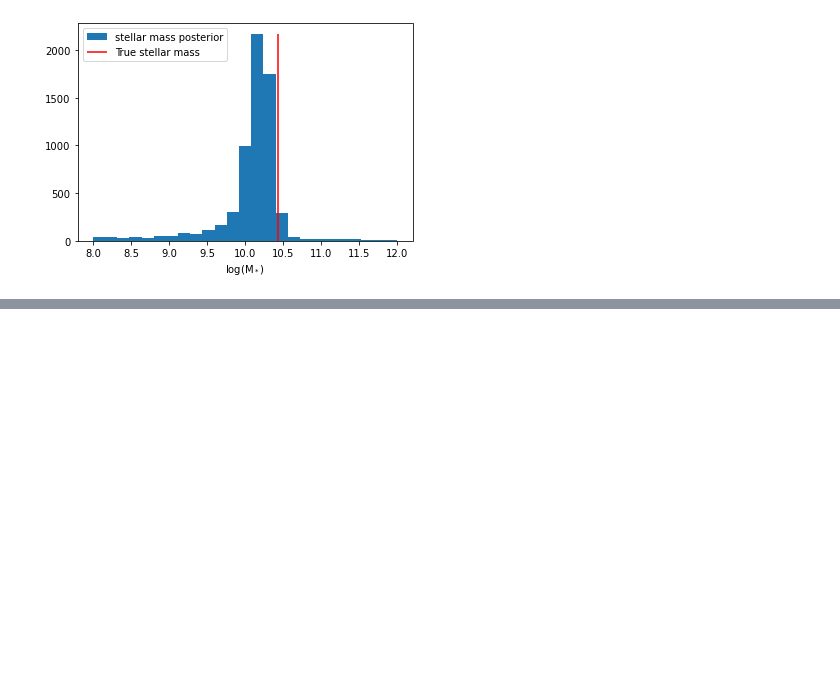
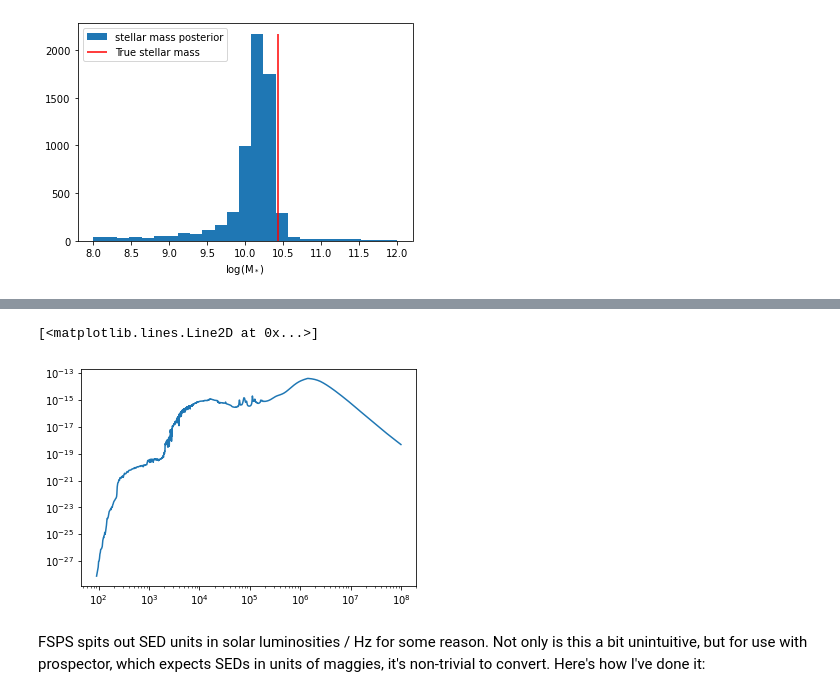
Before and after one commit to smlower/prospector_tutorial, a Jupyter notebook: tutorial.ipynb, the cells around one changed output, grey strips where cells are left out. Drawn from its saved outputs; the diff is of its cells as text; code cells hidden in the pictures; blank space fills up the shorter version.

```diff
--- a/tutorial.ipynb
+++ b/tutorial.ipynb
@@ -567,0 +618,13 @@ So that ends our intro to SED modeling tutorial! In the folder for this tutorial
+# %%
+#generate quick FSPS spectra
+import fsps
+sp = fsps.StellarPopulation(zcontinuous=1, sfh=0, add_dust_emission=True, dust2=0.5)
+# %%
+wav, lum = sp.get_spectrum(tage=5) #wav in Angstrom, lum in Lsun / Hz
+# %%
+plt.loglog(wav, lum)
+# %% [output]
+[<matplotlib.lines.Line2D at 0x...>]
+[figure, added]
+# %% [markdown]
+FSPS spits out SED units in solar luminosities / Hz for some reason. Not only is this a bit unintuitive, but for use with prospector, which expects SEDs in units of maggies, it's non-trivial to convert. Here's how I've done it:
```
Also changed, not shown: parts of 19 cells of this notebook, 1 other file.
